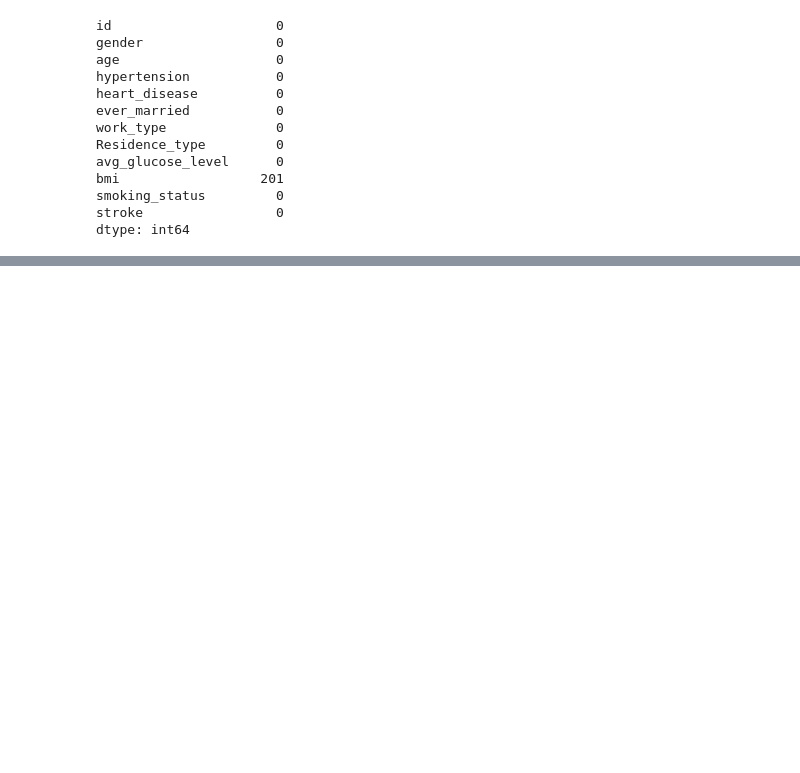
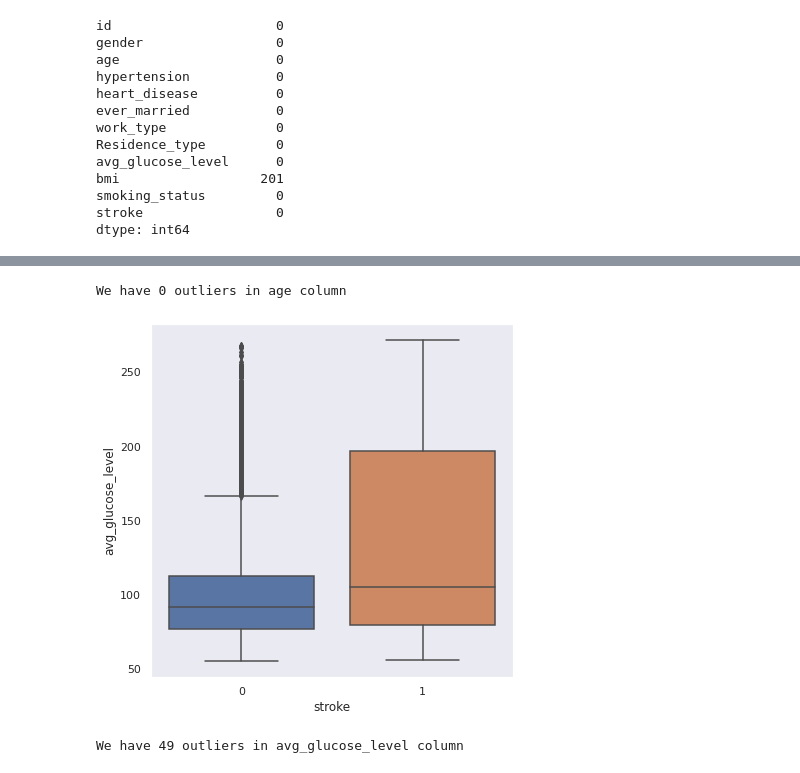
Before and after one commit to firas-akermi/StrokePrediction, a Jupyter notebook: stroke_prediction.ipynb, the cells around one changed output, grey strips where cells are left out. Cells and saved outputs as stored; diff of their text form; code cells hidden in the pictures; blank space fills up the shorter version.

```diff
--- a/stroke_prediction.ipynb
+++ b/stroke_prediction.ipynb
@@ -94,0 +172,14 @@ AttributeError: 'Styler' object has no attribute 'get'
+# %%
+age_outliers=zscore(data['age'])
+print("We have {} outliers in age column".format(len(age_outliers)))
+# %% [output]
+We have 0 outliers in age column
+# %%
+box_plot(data,"stroke","avg_glucose_level")
+# %% [output]
+[figure, added]
+# %%
+avg_glucose_level_outliers = zscore(data['avg_glucose_level'])
+print("We have {} outliers in avg_glucose_level column".format(len(avg_glucose_level_outliers)))
+# %% [output]
+We have 49 outliers in avg_glucose_level column
```
Also changed, not shown: parts of 29 cells of this notebook.
